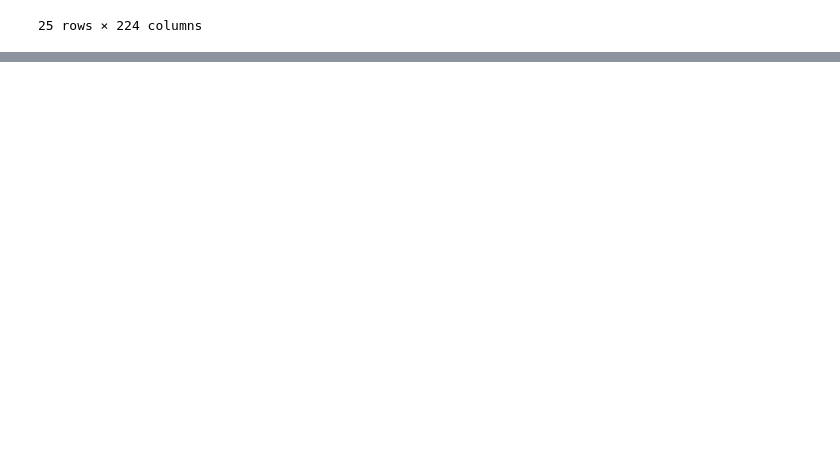
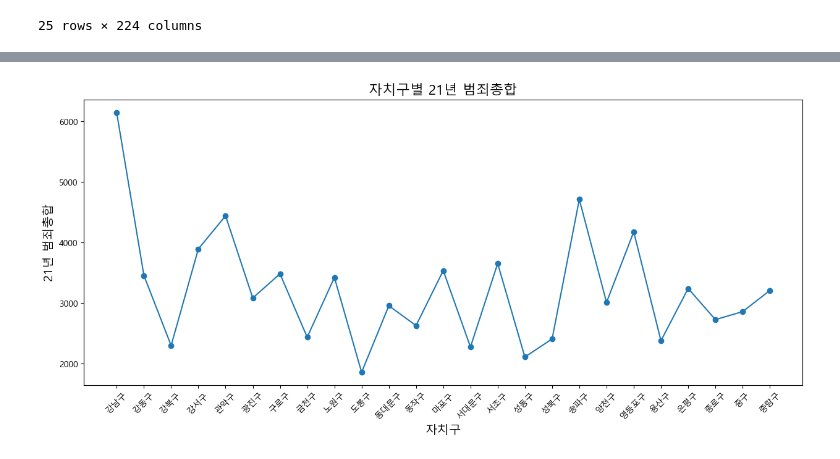
Before and after one commit to BanSugyeong/Crime-Alert-Service, a Jupyter notebook: crime/crime_데이터양식.ipynb, the cells around one changed output, grey strips where cells are left out. Drawn from its saved outputs; the diff is of its cells as text; code cells hidden in the pictures; blank space fills up the shorter version.

Commit message:
2023-10-12/20,21,22 자치구별 범죄 총합 시각화 성공

```diff
--- a/crime/crime_데이터양식.ipynb
+++ b/crime/crime_데이터양식.ipynb
@@ -225,0 +227,23 @@ KeyError: '자치구'
+# %%
+# 2021년 범죄 총합 시각화
+import matplotlib.pyplot as plt
+
+plt.rcParams['font.family'] = 'Malgun Gothic'
+# 그래프의 크기를 설정합니다.
+plt.figure(figsize=(15, 6))
+
+# 자치구를 x축으로, 21년 범죄총합을 y축으로 하는 선 그래프를 그립니다.
+plt.plot(df['자치구'], df['21년_범죄총합'], marker='o', linestyle='-')
+
+# x축 레이블 회전
+plt.xticks(rotation=45)
+
+# 그래프의 타이틀과 축 레이블을 추가합니다.
+plt.title('자치구별 21년 범죄총합', fontsize=16)
+plt.xlabel('자치구', fontsize=14)
+plt.ylabel('21년 범죄총합', fontsize=14)
+
+# 그래프를 표시합니다.
+plt.show()
+# %% [output]
+[figure, added]
```
Also changed, not shown: parts of 2 cells of this notebook.
